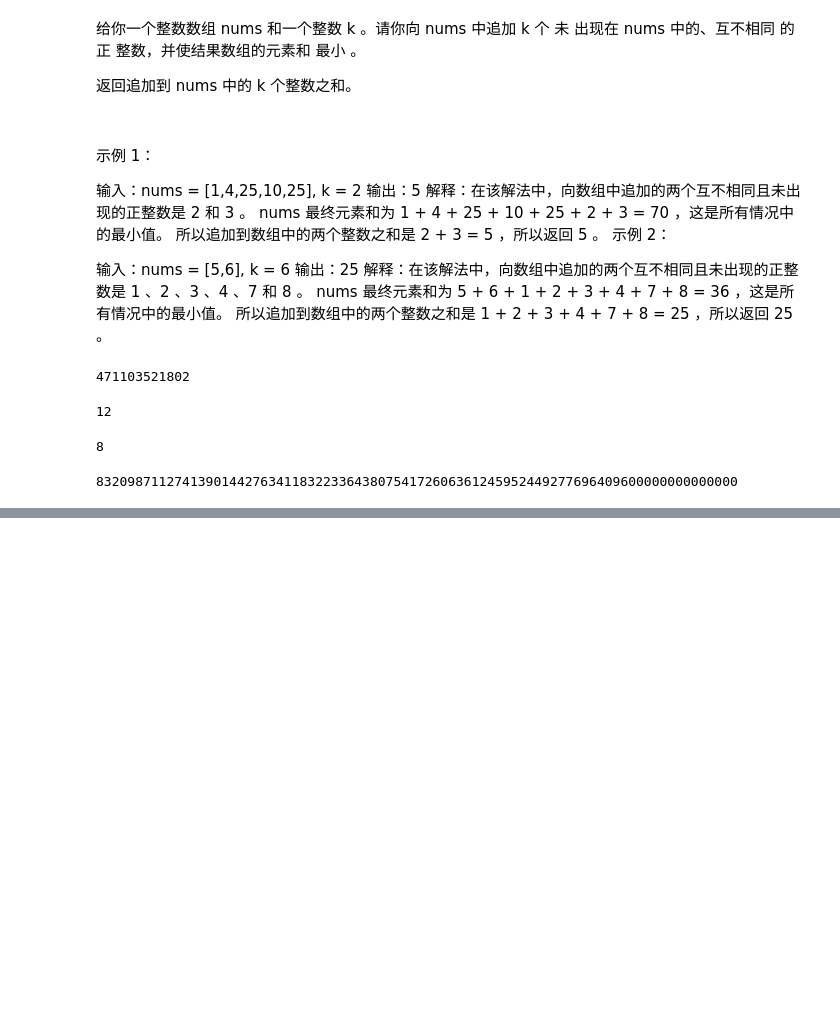
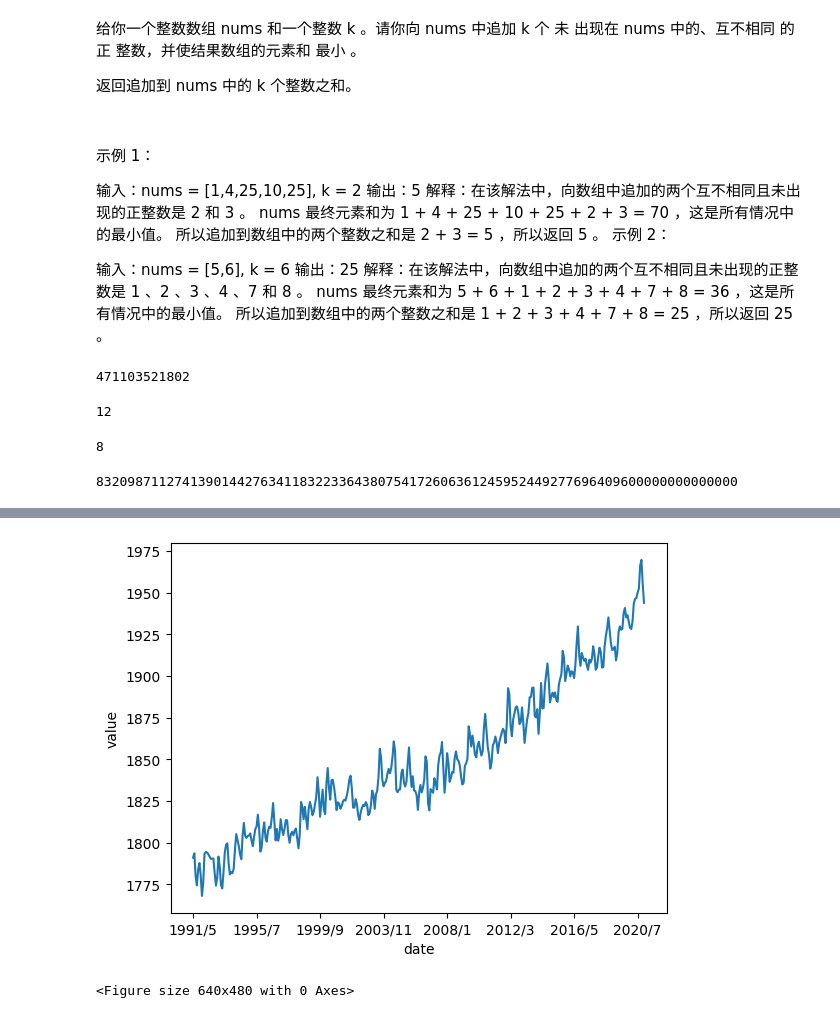
Before and after one commit to Damondongj/gmall-flink, a Jupyter notebook: gmall-realtime/src/main/java/com/gmall-kafka-python/leetcode.ipynb, the cells around one changed output, grey strips where cells are left out. Drawn from its saved outputs; the diff is of its cells as text; code cells hidden in the pictures; blank space fills up the shorter version.

```diff
--- a/gmall-realtime/src/main/java/com/gmall-kafka-python/leetcode.ipynb
+++ b/gmall-realtime/src/main/java/com/gmall-kafka-python/leetcode.ipynb
@@ -658,0 +749,21 @@ class Solution:
+# %%
+import pandas as pd
+import matplotlib.pyplot as plt
+import matplotlib.ticker as ticker
+
+names = ['site', 'year', 'month', 'value']
+df = pd.read_csv(r"111.txt", names=names)
+df['date'] = df['year'].map(str) + "/" + df['month'].map(str)
+
+
+fig, ax = plt.subplots()
+plt.plot(df['date'].values, df['value'].values)
+plt.xlabel('date')
+plt.ylabel('value')
+ax.xaxis.set_major_locator(ticker.MultipleLocator(50))
+ax.xaxis.set_minor_locator(ticker.MultipleLocator(50))
+plt.show()
+plt.savefig("curve.svg", dpi=300,format="svg")
+# %% [output]
+[figure, added]
+<Figure size 640x480 with 0 Axes>
```
Also changed, not shown: parts of 6 cells of this notebook, 1 other file.
